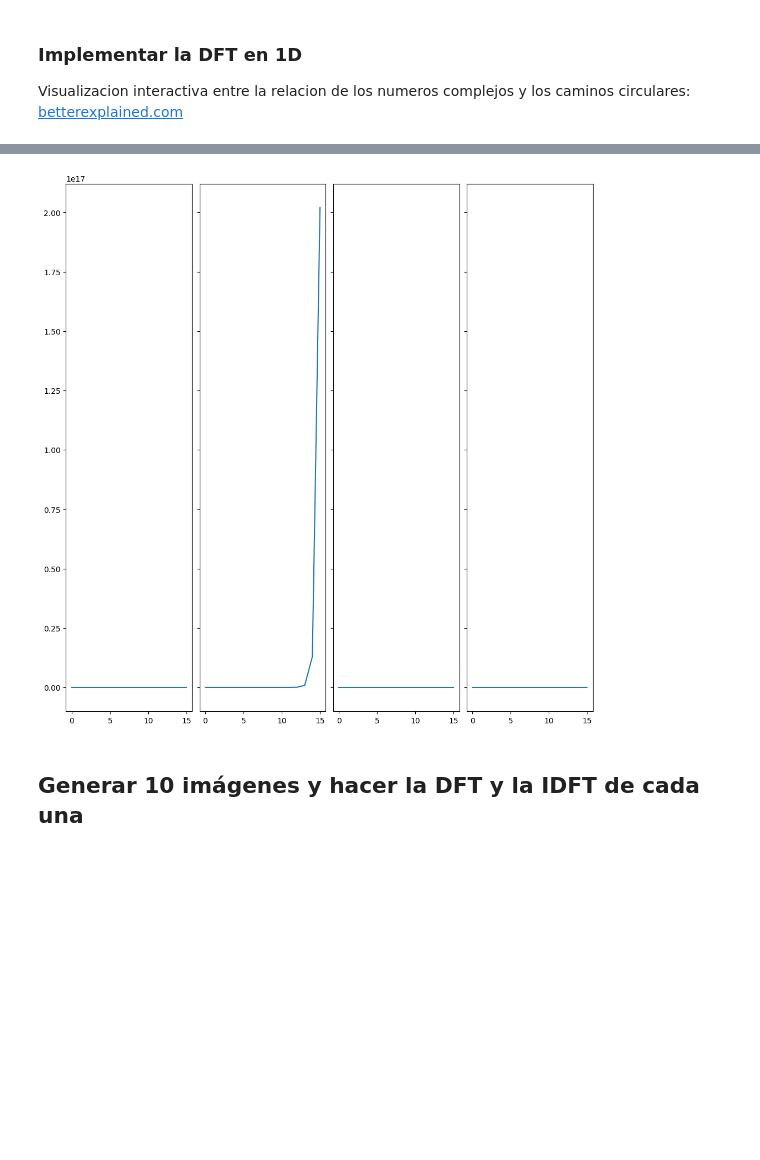
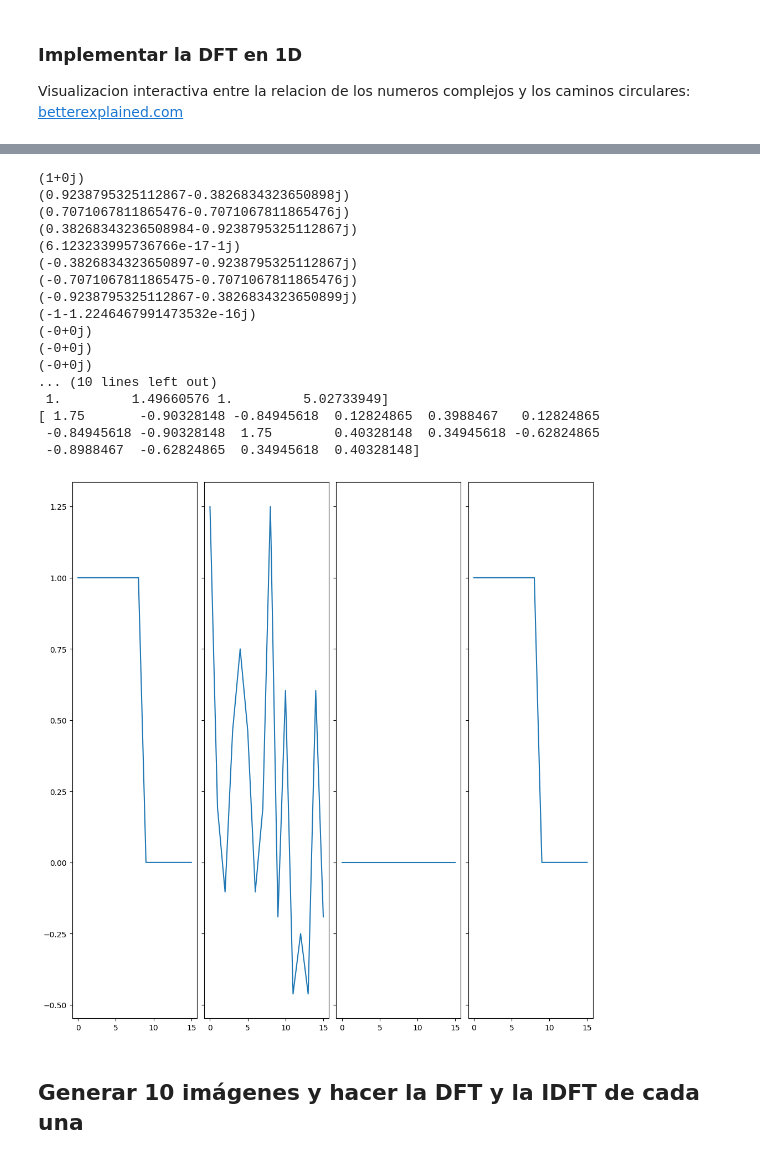
Before and after one commit to tusar-verma/Procesamiento-de-Imagenes, a Jupyter notebook: Labo-4/PracticaFourier.ipynb, the cells around one changed output, grey strips where cells are left out. Saved outputs shown, nothing was run; the diff lists cells and outputs as text; code cells hidden in the pictures; blank space fills up the shorter version.

```diff
--- a/Labo-4/PracticaFourier.ipynb
+++ b/Labo-4/PracticaFourier.ipynb
@@ -108,13 +123,15 @@ Visualizacion interactiva entre la relacion de los numeros complejos y los camin
 """La funcion debe devolver un arreglo con la magnitud de la frecuencia y tambien su Fase"""
 def DFT_1D(senal):
   F = np.zeros(senal.size, dtype=np.complex_)
-  N = senal.shape[0]
+  N = senal.size
   # Realizamos el producto interno entre cada base y la senal original
   for k in range(N):
     val = 0
+    # sumatoria
     for n in range(N):
-        val = val + senal[n]*np.exp(-2*np.pi*1j*(n*k)/N)
-    val = val / np.sqrt(N)
+        val = val + senal[n]*np.exp((-2*np.pi*1j*(n*k))/N)
+
+    val = val / N
     F[k] = val
 
   Fmagnitud = np.zeros(senal.size)
@@ -122,20 +139,22 @@ def DFT_1D(senal):
   # Calculamas el modulo y la fase del numero complejo
   for k in range(N):
     Fmagnitud[k] = np.linalg.norm(F[k])
-    if (F[k].imag != 0):
-      Fangulo[k] = np.arctan(F[k].real/F[k].imag)
+    Fangulo[k] = np.arctan(F[k].imag/F[k].real)
+  print(F[1], Fmagnitud[1])
   return Fmagnitud,Fangulo
 
 def IDFT_1D(senalModulo, senalFase):
   # Realizamos la sumatoria entre cada base y su proyeccion
   N = senalModulo.size
-  f = np.zeros(senalModulo.size, dtype=np.complex_)
+  f = np.zeros(senalModulo.size)
   for k in range(N):
     val = 0
     for n in range(N):
-      val = val + senalModulo[n]*np.exp(1j*senalFase[n])*np.exp(2*np.pi*k*n/N)
-    val = val / np.sqrt(N)
-    f[k] = val
+      Fn = senalModulo[n]*np.exp(1j*senalFase[n])
+      newVal = Fn*np.exp((2*1j*np.pi*k*n)/N)
+      val = val + newVal
+    val = val / N
+    f[k] = val.real
   # obteniendo la imagen original
   return f
 # %%
@@ -146,7 +165,7 @@ def filtrado_frecuencias(senalModulo, frec="alta"):
   divalta = minimo + tamfrac*2
   divbaja = minimo + tamfrac
 
-  senalfiltrada = np.zeros(senalModulo.size)
+  senalfiltrada = np.zeros(senalModulo.size, dtype=float)
   for i in range(senalModulo.size):
     if(frec=="alta" and senalModulo[i]<divalta):
       senalfiltrada[i] = senalModulo[i]
@@ -158,28 +204,47 @@ def filtrado_frecuencias(senalModulo, frec="alta"):
 # %%
 senal = np.array([1, 1, 1, 1, 1, 1, 1, 1, 1, 0, 0, 0, 0, 0, 0, 0])
 senalModulo, senalFase = DFT_1D(senal)
 
 ## Suprimir Frecuencias Altas
-senalModuloSinAltas = filtrado_frecuencias(senal,"alta")
+print(senalModulo)
+senalModuloSinAltas = filtrado_frecuencias(senalModulo,"alta")
+print(senalModuloSinAltas)
 senalSinAltas = IDFT_1D(senalModuloSinAltas,senalFase)
-
+print(senalSinAltas)
 ## Suprimir Frecuencias Intermedias
 senalModuloSinIntermedias = filtrado_frecuencias(senal,"inter")
 senalSinAltas = IDFT_1D(senalModuloSinIntermedias,senalFase)
 
 ## Suprimir Frecuencias Bajas
 senalModuloSinBajas = filtrado_frecuencias(senal,"baja")
 senalSinAltas = IDFT_1D(senalModuloSinBajas,senalFase)
 
 
 fig, axes = plt.subplots(1, 4, figsize=(10, 10),sharex=True, sharey=True, layout="constrained")
 axes[0].plot(range(senal.shape[0]), senal)
 axes[1].plot(range(senal.shape[0]), senalSinAltas)
 axes[2].plot(range(senal.shape[0]), senalModuloSinIntermedias)
 axes[3].plot(range(senal.shape[0]), senalModuloSinBajas)
 plt.show()
 # %% [output]
+(1+0j)
+(0.9238795325112867-0.3826834323650898j)
+(0.7071067811865476-0.7071067811865476j)
+(0.38268343236508984-0.9238795325112867j)
+(6.123233995736766e-17-1j)
+(-0.3826834323650897-0.9238795325112867j)
+(-0.7071067811865475-0.7071067811865476j)
+(-0.9238795325112867-0.3826834323650899j)
+(-1-1.2246467991473532e-16j)
+(-0+0j)
+(-0+0j)
+(-0+0j)
+... (10 lines left out)
+ 1.         1.49660576 1.         5.02733949]
+[ 1.75       -0.90328148 -0.84945618  0.12824865  0.3988467   0.12824865
+ -0.84945618 -0.90328148  1.75        0.40328148  0.34945618 -0.62824865
+ -0.8988467  -0.62824865  0.34945618  0.40328148]
-[figure, old version]
+[figure, new version]
 # %% [markdown]
 ## Generar 10 imágenes y hacer la DFT y la IDFT de cada una
 # %%
```
Also changed, not shown: parts of 4 cells of this notebook.
